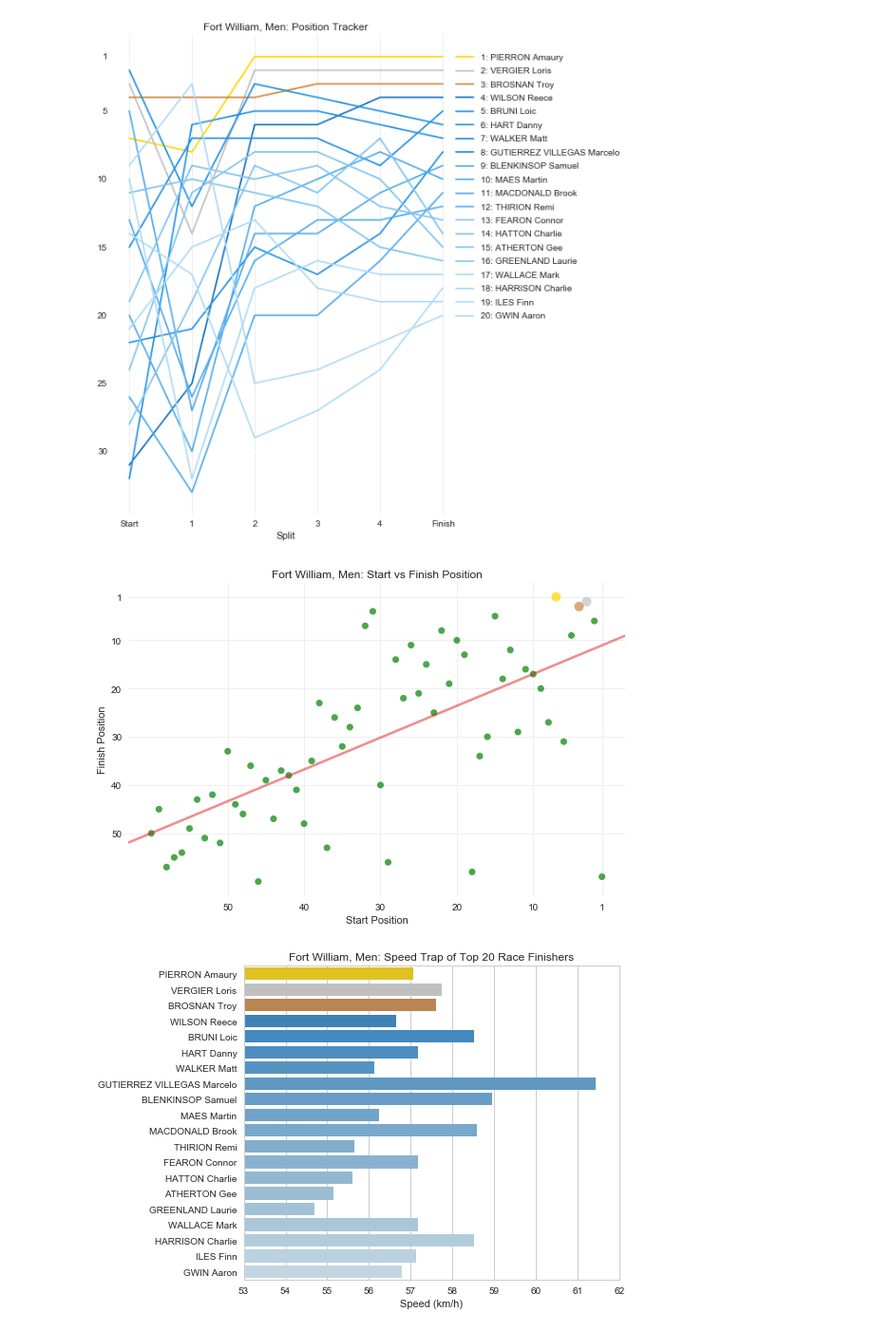
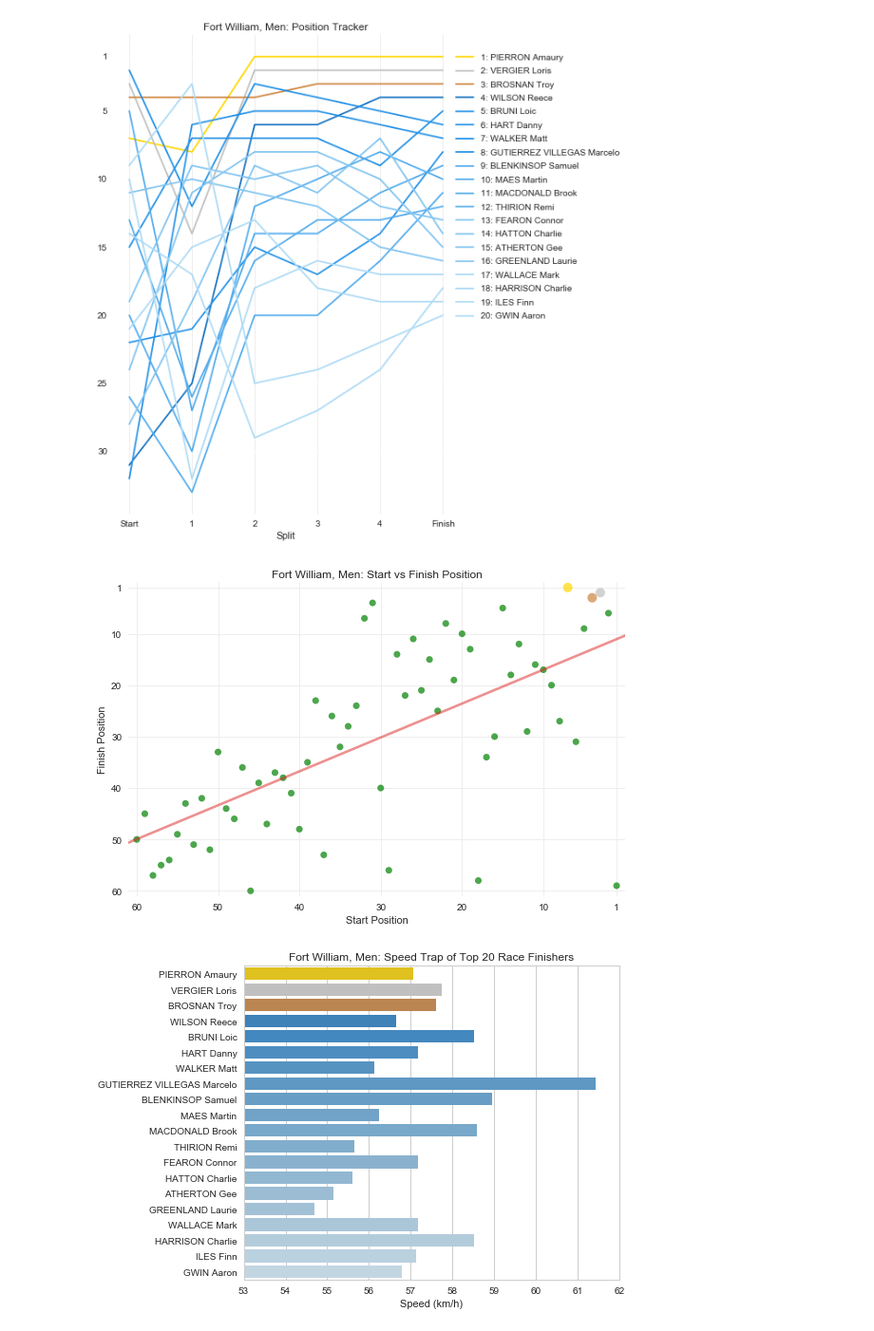
Before and after one commit to domwrap/mtbgeekstats, a Jupyter notebook: 2018/dh_race_analysis.ipynb, the cells around one changed output. Shown at 95% size. Saved outputs shown, nothing was run; the diff lists cells and outputs as text; code cells hidden in the pictures.

```diff
--- a/2018/dh_race_analysis.ipynb
+++ b/2018/dh_race_analysis.ipynb
@@ -77,6 +77,7 @@ df = pd.read_csv( file_prefix + '.results.csv', index_col=0 )
 # df = df.dropna() # remove DNF/DNS
 
 dfm = pd.read_csv( file_prefix + '.merged.csv', index_col=0 )
+df = dfm
 # %% [markdown]
 Do some input checks and error corrects
 # %%
@@ -145,7 +146,7 @@ def drawScatter( df2, col, title, timeCol=False, minX=False, maxX=False, color='
     plt.subplots(figsize=(pltX,pltY))
 
     if False == minX:
-        minX = df2[col].max()
+        minX = df2[col][:topX].max()
     if False == maxX:
         maxX = -.5
 #         maxX = df2[col].max()# - (df2[col].min()*.1)  #-.5
@@ -347,34 +348,38 @@ df2 = df2.reset_index(drop=True)
 
 color = "green"
 colors = [color]*(len(df2[col]))
 colors[int(df2.loc[df2['rank'] == 1].index.values)] = "gold"
 colors[int(df2.loc[df2['rank'] == 2].index.values)] = "silver"
 colors[int(df2.loc[df2['rank'] == 3].index.values)] = "peru"
 sizes = [50]*(len(df2[col]))
 sizes[int(df2.loc[df2['rank'] == 1].index.values)] = 100
 sizes[int(df2.loc[df2['rank'] == 2].index.values)] = 100
 sizes[int(df2.loc[df2['rank'] == 3].index.values)] = 100
 
 plot = sns.regplot( df2['start_rev'], df2['rank'], scatter_kws={"s": sizes, "alpha": 0.7, "color": colors}, line_kws={'color': '#DD2222', "alpha": 0.5}, ci=None)
 
 # Format the chart
 sns.despine()
 plot.set_frame_on(False)
 sns.set_style('whitegrid')
 plot.grid( color='#EEEEEE', linewidth=1.0 )
 plot.set( title=chart_title_prefix + ': Start vs Finish Position', xlabel='Start Position', ylabel='Finish Position' )
 
 plot.invert_yaxis()
 plot.invert_xaxis()
 tick = [1]+list(range( 10, len(df2), 10 ))
 plt.yticks( tick, tick )
 plt.xticks( tick, tick )
+
+plt.xlim( 61, 0 )
+plt.ylim( 61, 0 )
+
 plt.tight_layout()
 
 if image_gen:
     plt.savefig( file_prefix + '_start_vs_finish.png', dpi=dpi )
 # %% [output]
-[figure, old version]
+[figure, new version]
 # %%
 # col = 'speed_ms_vs_best'
 # df2 = df.sort_values(col, ascending=True)
```
Also changed, not shown: parts of 13 cells of this notebook, 8 other files.
